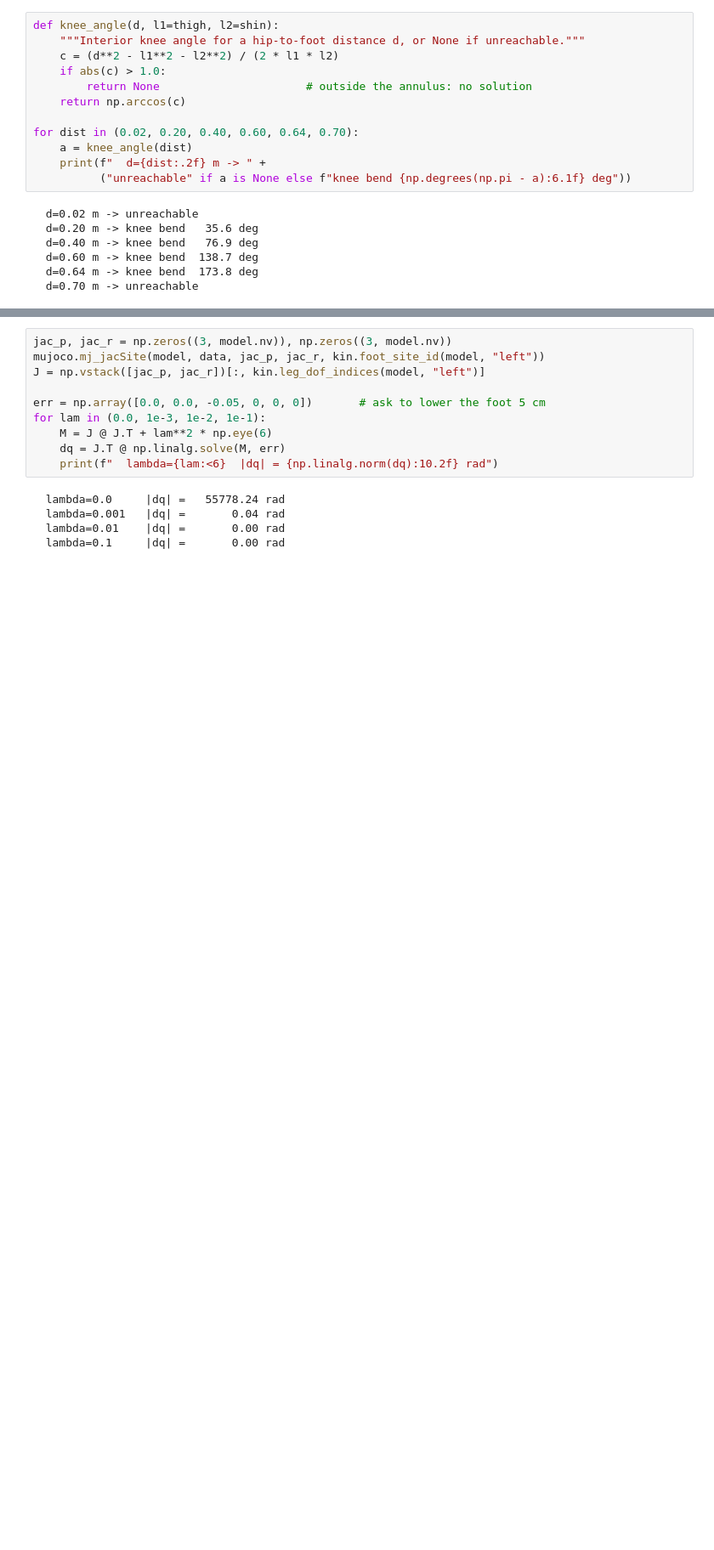
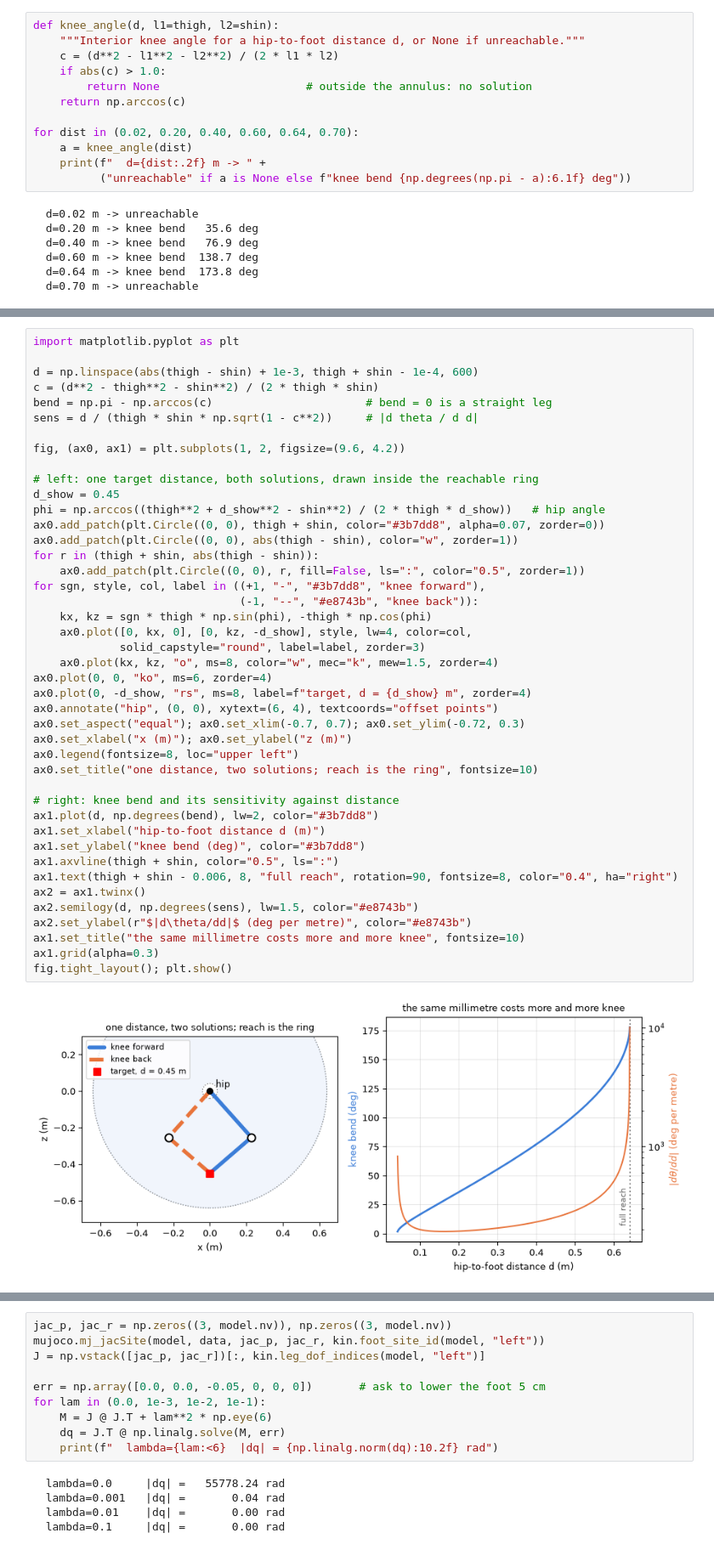
Before and after one commit to gnoejh/soc4180, a Jupyter notebook: weeks/03-inverse-kinematics/lab.ipynb, the cells around one changed output, grey strips where cells are left out. Shown at 85% size. Cells and saved outputs as stored; diff of their text form; blank space fills up the shorter version.

```diff
--- a/weeks/03-inverse-kinematics/lab.ipynb
+++ b/weeks/03-inverse-kinematics/lab.ipynb
@@ -117 +139,46 @@ for dist in (0.02, 0.20, 0.40, 0.60, 0.64, 0.70):
+# %%
+import matplotlib.pyplot as plt
+
+d = np.linspace(abs(thigh - shin) + 1e-3, thigh + shin - 1e-4, 600)
+c = (d**2 - thigh**2 - shin**2) / (2 * thigh * shin)
+bend = np.pi - np.arccos(c)                       # bend = 0 is a straight leg
+sens = d / (thigh * shin * np.sqrt(1 - c**2))     # |d theta / d d|
+
+fig, (ax0, ax1) = plt.subplots(1, 2, figsize=(9.6, 4.2))
+
+# left: one target distance, both solutions, drawn inside the reachable ring
+d_show = 0.45
+phi = np.arccos((thigh**2 + d_show**2 - shin**2) / (2 * thigh * d_show))   # hip angle
+ax0.add_patch(plt.Circle((0, 0), thigh + shin, color="#3b7dd8", alpha=0.07, zorder=0))
+ax0.add_patch(plt.Circle((0, 0), abs(thigh - shin), color="w", zorder=1))
+for r in (thigh + shin, abs(thigh - shin)):
+    ax0.add_patch(plt.Circle((0, 0), r, fill=False, ls=":", color="0.5", zorder=1))
+for sgn, style, col, label in ((+1, "-", "#3b7dd8", "knee forward"),
+                               (-1, "--", "#e8743b", "knee back")):
+    kx, kz = sgn * thigh * np.sin(phi), -thigh * np.cos(phi)
+    ax0.plot([0, kx, 0], [0, kz, -d_show], style, lw=4, color=col,
+             solid_capstyle="round", label=label, zorder=3)
+    ax0.plot(kx, kz, "o", ms=8, color="w", mec="k", mew=1.5, zorder=4)
+ax0.plot(0, 0, "ko", ms=6, zorder=4)
+ax0.plot(0, -d_show, "rs", ms=8, label=f"target, d = {d_show} m", zorder=4)
+ax0.annotate("hip", (0, 0), xytext=(6, 4), textcoords="offset points")
+ax0.set_aspect("equal"); ax0.set_xlim(-0.7, 0.7); ax0.set_ylim(-0.72, 0.3)
+ax0.set_xlabel("x (m)"); ax0.set_ylabel("z (m)")
+ax0.legend(fontsize=8, loc="upper left")
+ax0.set_title("one distance, two solutions; reach is the ring", fontsize=10)
+
+# right: knee bend and its sensitivity against distance
+ax1.plot(d, np.degrees(bend), lw=2, color="#3b7dd8")
+ax1.set_xlabel("hip-to-foot distance d (m)")
+ax1.set_ylabel("knee bend (deg)", color="#3b7dd8")
+ax1.axvline(thigh + shin, color="0.5", ls=":")
+ax1.text(thigh + shin - 0.006, 8, "full reach", rotation=90, fontsize=8, color="0.4", ha="right")
+ax2 = ax1.twinx()
+ax2.semilogy(d, np.degrees(sens), lw=1.5, color="#e8743b")
+ax2.set_ylabel(r"$|d\theta/dd|$ (deg per metre)", color="#e8743b")
+ax1.set_title("the same millimetre costs more and more knee", fontsize=10)
+ax1.grid(alpha=0.3)
+fig.tight_layout(); plt.show()
+# %% [output]
+[figure, added]
 # %% [markdown]
```
Also changed, not shown: parts of 13 cells of this notebook, 44 other files.
